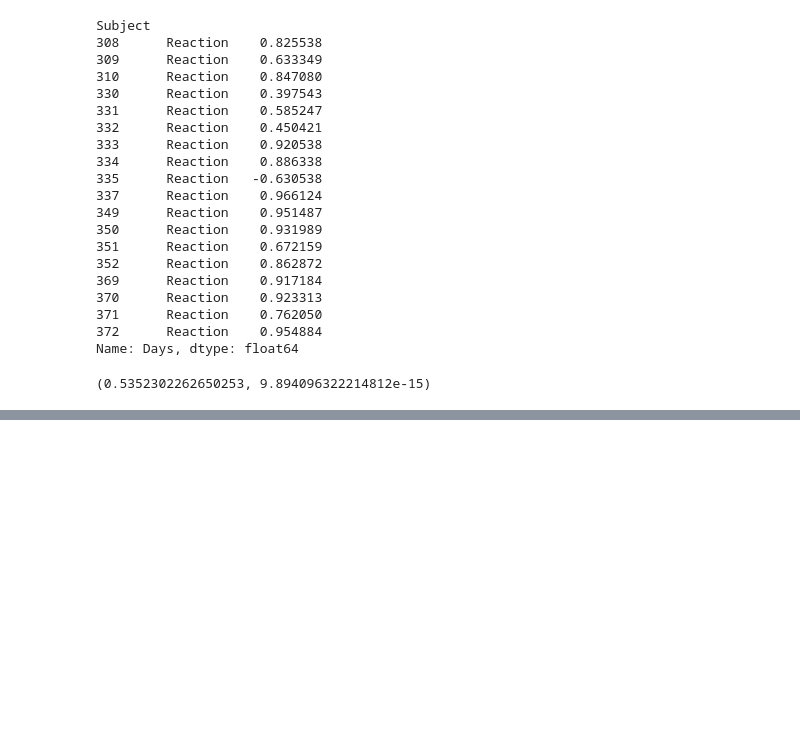
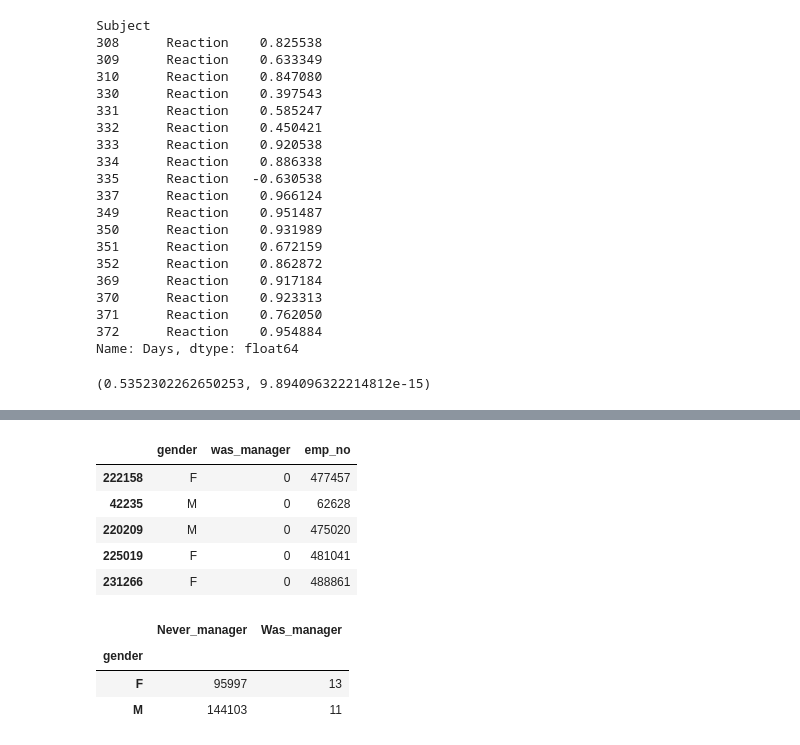
Before and after one commit to soslin/statistics-exercises, a Jupyter notebook: hypothesis_testing.ipynb, the cells around one changed output, grey strips where cells are left out. Drawn from its saved outputs; the diff is of its cells as text; code cells hidden in the pictures; blank space fills up the shorter version.

```diff
--- a/hypothesis_testing.ipynb
+++ b/hypothesis_testing.ipynb
@@ -801,0 +988,33 @@ corr, p
+# %%
+from env import host, user, password
+
+url = f'mysql+pymysql://{user}:{password}@{host}/employees'
+
+query2 = """SELECT
+	e.gender,
+    e.emp_no IN (SELECT emp_no FROM dept_manager) as 'was_manager',
+    e.emp_no
+FROM employees as e
+JOIN salaries as s
+ON s.emp_no = e.emp_no
+WHERE to_date > NOW();"""
+
+df2 = pd.read_sql(query2, url)
+
+df2.sample(5)
+# %% [output]
+|  | gender | was_manager | emp_no |
+| 222158 | F | 0 | 477457 |
+| 42235 | M | 0 | 62628 |
+| 220209 | M | 0 | 475020 |
+| 225019 | F | 0 | 481041 |
+| 231266 | F | 0 | 488861 |
+# %%
+ct_gender_manager = pd.crosstab(df2['gender'], df2['was_manager'])
+ct_gender_manager.columns = ['Never_manager', 'Was_manager']
+ct_gender_manager
+# %% [output]
+|  | Never_manager | Was_manager |
+| gender |  |  |
+| F | 95997 | 13 |
+| M | 144103 | 11 |
```
Also changed, not shown: parts of 22 cells of this notebook.
